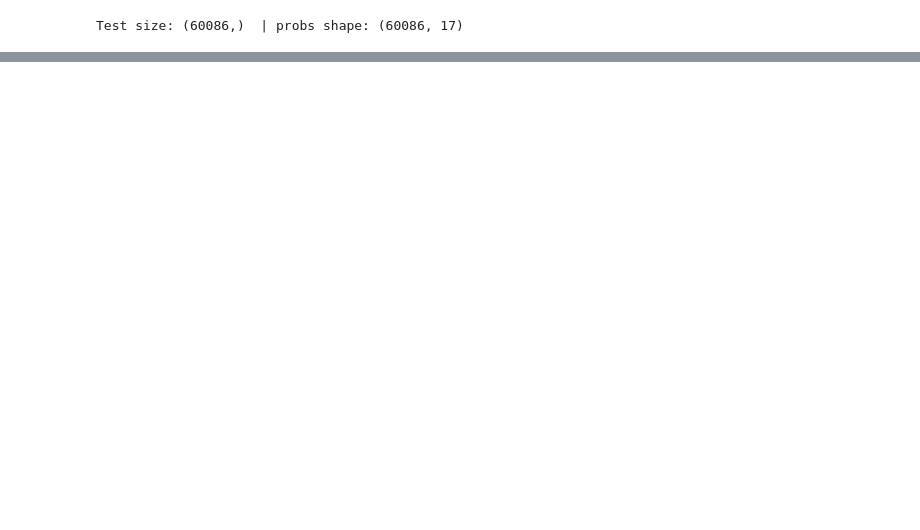
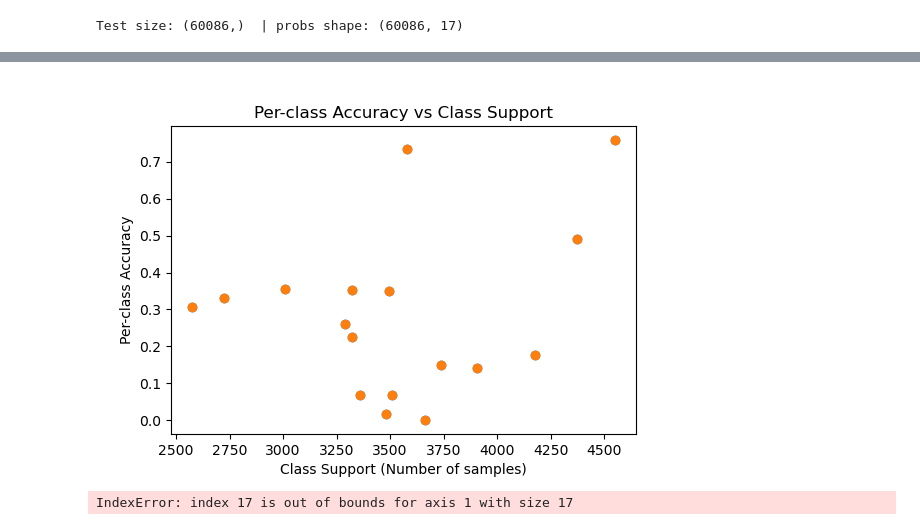
Before and after one commit to sumachinta/emg-gesture-classification-ninapro, a Jupyter notebook: notebooks/04_cnn.ipynb, the cells around one changed output, grey strips where cells are left out. Saved outputs shown, nothing was run; the diff lists cells and outputs as text; code cells hidden in the pictures; blank space fills up the shorter version.

```diff
--- a/notebooks/04_cnn.ipynb
+++ b/notebooks/04_cnn.ipynb
@@ -374,0 +396,22 @@ plt.tight_layout(); plt.show()
+# %%
+# Check if class weights affect per-class accuracy
+# Plot a scatter plot of per-class accuracy vs class support
+plt.figure(figsize=(6,4))
+plt.scatter(metrics_df["support"], metrics_df["accuracy"])
+plt.scatter(cm.sum(axis=1, keepdims=True), per_class_acc)
+plt.xlabel("Class Support (Number of samples)")
+plt.ylabel("Per-class Accuracy")
+plt.title("Per-class Accuracy vs Class Support")
+plt.show()
+# %% [output]
+[figure, added]
+# %%
+pd.DataFrame({
+    "y_true": y_test,
+    "y_pred": yhat_test,
+    **{f"p_{i}": p_test[:, i] for i in range(num_classes)}
+}).to_csv(run_dir/"test_predictions.csv", index=False)
+
+metrics_df.to_csv(run_dir/"per_class_metrics.csv", index=False)
+# %% [output]
+IndexError: index 17 is out of bounds for axis 1 with size 17
```
Also changed, not shown: parts of 14 cells of this notebook, 1 other file.
